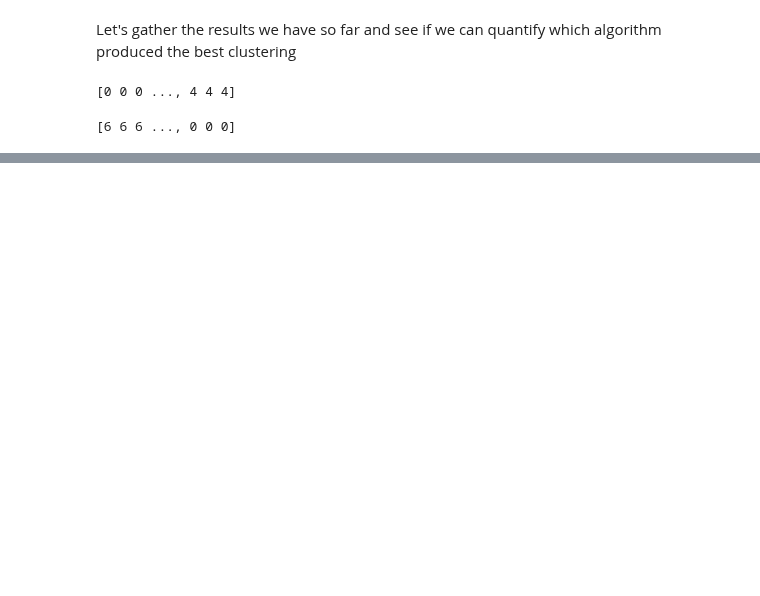
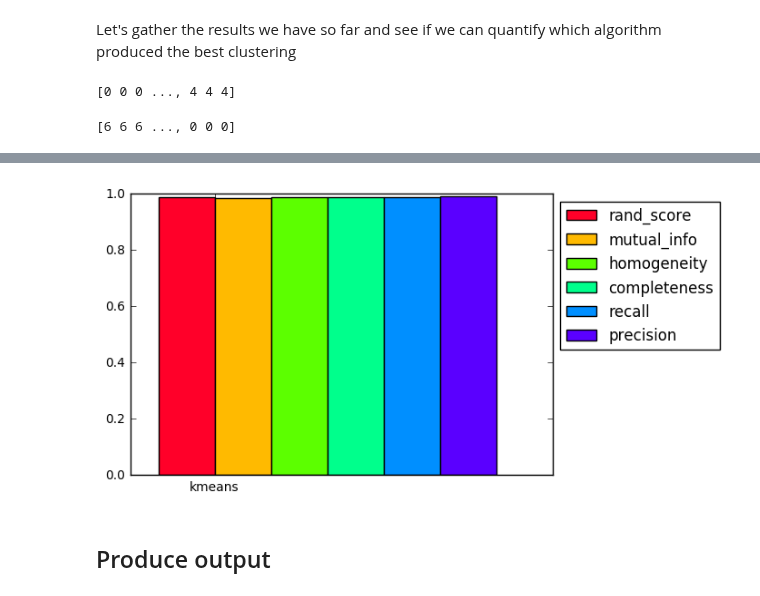
Before and after one commit to nlesc-sherlock/cluster-analysis, a Jupyter notebook: clustit/Clustering_Canon.ipynb, the cells around one changed output, grey strips where cells are left out. Saved outputs shown, nothing was run; the diff lists cells and outputs as text; code cells hidden in the pictures; blank space fills up the shorter version.

```diff
--- a/clustit/Clustering_Canon.ipynb
+++ b/clustit/Clustering_Canon.ipynb
@@ -145 +153,13 @@ plot_results(algorithms, metric, results)
+# %%
+# Clustering after embedding
+
+embed_algorithms = ['kmeans']
+embed_labels = [labels_embedded_kmeans]
+
+results = compute_metrics(embed_algorithms, embed_labels, metric)
+plot_results(embed_algorithms, metric, results)
+# %% [output]
+[figure, added]
+# %% [markdown]
+## Produce output
 # %%
```
Also changed, not shown: parts of 16 cells of this notebook, 3 other files.
